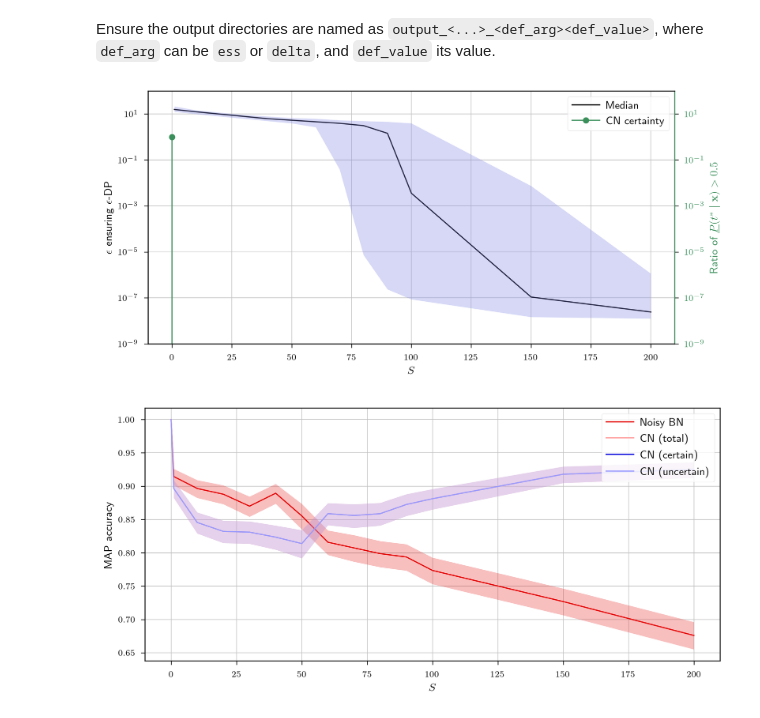
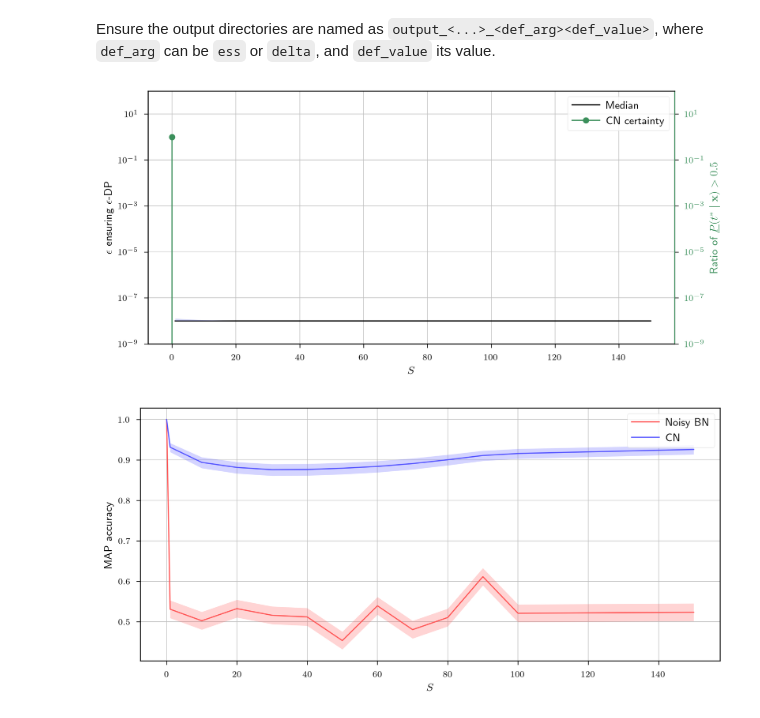
Before and after one commit to Niccolo-Rocchi/BN-Privacy, a Jupyter notebook: experiments/cn_vs_noisybn/Plot_results.ipynb, the cells around one changed output. Cells and saved outputs as stored; diff of their text form; code cells hidden in the pictures.

```diff
--- a/experiments/cn_vs_noisybn/Plot_results.ipynb
+++ b/experiments/cn_vs_noisybn/Plot_results.ipynb
@@ -32,7 +32,7 @@ plots_path = cur_dir / "plots"
 create_clean_dir(plots_path)
 # %%
 # Names of experiments
-folder = "cn_vs_noisybn_v3"
+folder = "cn_vs_noisybn_v4"
 pattern = re.compile("output_.*_(ess|delta)(\d+\.?\d*)")
 exp_names = [
     re.findall("(\w+\d+)\.csv", r)[0] for r in os.listdir(cur_dir / folder / "data")
@@ -219,10 +219,15 @@ plt.show()
 fig.savefig(
     f"{plots_path}/joint_{def_mec}_{atk_mec}.svg", dpi=1200, bbox_inches="tight", transparent=False)
 # %% [output]
-[figure, old version]
+[figure, new version]
 # %%
 # Store accuracy results
-acc = {"acc_noisy_bn": {}, "acc_cn_tot": {}, "acc_cn_cert": {}, "acc_cn_uncert": {}}
+acc = {
+    "acc_noisy_bn": {},
+    "acc_cn_tot": {},
+    "acc_cn_cert": {},
+    "acc_cn_uncert": {}
+}
 
 roc = {
     "roc_cn_cert": dict(),
@@ -270,38 +275,39 @@ for x in x_values:
 # %%
 # Plot accuracies
 fig, ax = plt.subplots(1, 1)
 
 labels = {
-    "acc_cn_cert": "CN (certain)",
-    "acc_cn_uncert": "CN (uncertain)",
-    "acc_cn_tot": "CN (total)",
+    # "acc_cn_cert": "CN (certain)",
+    # "acc_cn_uncert": "CN (uncertain)",
+    "acc_cn_tot": "CN",
     "acc_noisy_bn": "Noisy BN",
 }
 
 colors = dict(
     zip(labels.keys(), sns.color_palette(palette="seismic", n_colors=len(labels)))
 )
 
 for key in acc.keys():
-    accuracy = [1] + [x[0] if x else np.nan for x in acc[key].values()]
-    lower = [x[1] if x else np.nan for x in acc[key].values()]
-    upper = [x[2] if x else np.nan for x in acc[key].values()]
-    ax.plot([0] + x_values, accuracy, "-", label=labels[key], color=colors[key])
-    ax.fill_between(
-        x_values, lower, upper, color=colors[key], alpha=0.25, zorder=2, linewidth=0
-    )
+    if key in labels:
+        accuracy = [1] + [x[0] if x else np.nan for x in acc[key].values()]
+        lower = [x[1] if x else np.nan for x in acc[key].values()]
+        upper = [x[2] if x else np.nan for x in acc[key].values()]
+        ax.plot([0] + x_values, accuracy, "-", label=labels[key], color=colors[key])
+        ax.fill_between(
+            x_values, lower, upper, color=colors[key], alpha=0.25, zorder=2, linewidth=0
+        )
 
-label = "$S$" if def_mec == "def_idm" else "$\delta$"
+label = "$S$" if def_mec != "def_ran" else "$\delta$"
 ax.set_xlabel(label)
 ax.set_ylabel("MAP accuracy")
 ax.legend(loc="upper right", bbox_to_anchor=(1, 1), handlelength=2.5, handletextpad=0.6)
 ax.grid(True, which="major", linestyle="-", linewidth=0.5, color="#bfbfbf", zorder=1)
 
 plt.tight_layout(rect=[0, 0, 1, 0.96])
 plt.show()
 
 # Save figure
 fig.savefig(
     f"{plots_path}/map_accuracy_{def_mec}_{atk_mec}.svg", dpi=1200, bbox_inches="tight", transparent=False)
 # %% [output]
-[figure, old version]
+[figure, new version]
```
Also changed, not shown: 1 other file.
